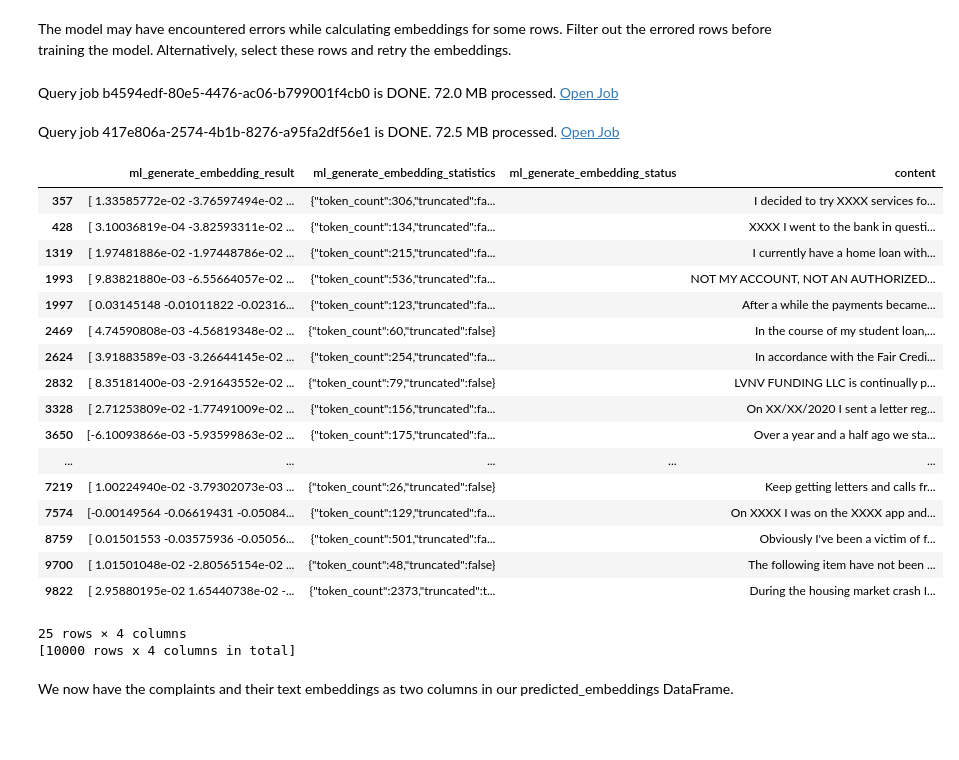
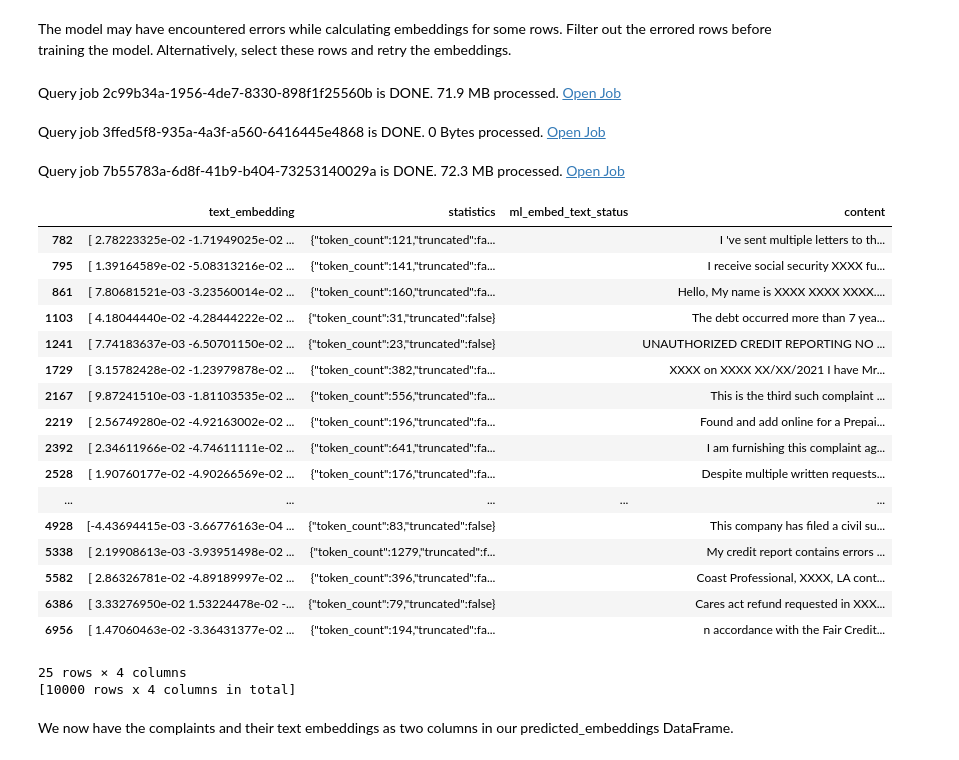
Before and after one commit to googleapis/python-bigquery-dataframes, a Jupyter notebook: notebooks/generative_ai/bq_dataframes_llm_kmeans.ipynb, the cells around one changed output. Saved outputs shown, nothing was run; the diff lists cells and outputs as text; code cells hidden in the pictures; blank space fills up the shorter version.

Commit message:
fix: rename PaLM2TextEmbeddingGenerator.predict output columns to be backward compatible

```diff
--- a/notebooks/generative_ai/bq_dataframes_llm_kmeans.ipynb
+++ b/notebooks/generative_ai/bq_dataframes_llm_kmeans.ipynb
@@ -189,33 +190,34 @@ Query job 1bad8ef3-8103-4a98-bec4-699d97673b9a is DONE. 72.0 MB processed. Open
 The model may have encountered errors while calculating embeddings for some rows. Filter out the errored rows before training the model. Alternatively, select these rows and retry the embeddings.
 # %%
 successful_rows = (
-    (predicted_embeddings["ml_generate_embedding_status"] == "")
+    (predicted_embeddings["ml_embed_text_status"] == "")
     # Series.str.len() gives the length of an array.
     # See: https://stackoverflow.com/a/41340543/101923
-    & (predicted_embeddings["ml_generate_embedding_result"].str.len() != 0)
+    & (predicted_embeddings["text_embedding"].str.len() != 0)
 )
 predicted_embeddings = predicted_embeddings[successful_rows]
 predicted_embeddings
 # %% [output]
-Query job b4594edf-80e5-4476-ac06-b799001f4cb0 is DONE. 72.0 MB processed. Open Job
+Query job 2c99b34a-1956-4de7-8330-898f1f25560b is DONE. 71.9 MB processed. Open Job
-Query job 417e806a-2574-4b1b-8276-a95fa2df56e1 is DONE. 72.5 MB processed. Open Job
+Query job 3ffed5f8-935a-4a3f-a560-6416445e4868 is DONE. 0 Bytes processed. Open Job
+Query job 7b55783a-6d8f-41b9-b404-73253140029a is DONE. 72.3 MB processed. Open Job
-|  | ml_generate_embedding_result | ml_generate_embedding_statistics | ml_generate_embedding_status | content |
-| 357 | [ 1.33585772e-02 -3.76597494e-02 ... | {"token_count":306,"truncated":fa... |  | I decided to try XXXX services fo... |
-| 428 | [ 3.10036819e-04 -3.82593311e-02 ... | {"token_count":134,"truncated":fa... |  | XXXX I went to the bank in questi... |
-| 1319 | [ 1.97481886e-02 -1.97448786e-02 ... | {"token_count":215,"truncated":fa... |  | I currently have a home loan with... |
-| 1993 | [ 9.83821880e-03 -6.55664057e-02 ... | {"token_count":536,"truncated":fa... |  | NOT MY ACCOUNT, NOT AN AUTHORIZED... |
-| 1997 | [ 0.03145148 -0.01011822 -0.02316... | {"token_count":123,"truncated":fa... |  | After a while the payments became... |
-| 2469 | [ 4.74590808e-03 -4.56819348e-02 ... | {"token_count":60,"truncated":false} |  | In the course of my student loan,... |
-| 2624 | [ 3.91883589e-03 -3.26644145e-02 ... | {"token_count":254,"truncated":fa... |  | In accordance with the Fair Credi... |
-| 2832 | [ 8.35181400e-03 -2.91643552e-02 ... | {"token_count":79,"truncated":false} |  | LVNV FUNDING LLC is continually p... |
-| 3328 | [ 2.71253809e-02 -1.77491009e-02 ... | {"token_count":156,"truncated":fa... |  | On XX/XX/2020 I sent a letter reg... |
-| 3650 | [-6.10093866e-03 -5.93599863e-02 ... | {"token_count":175,"truncated":fa... |  | Over a year and a half ago we sta... |
+|  | text_embedding | statistics | ml_embed_text_status | content |
+| 782 | [ 2.78223325e-02 -1.71949025e-02 ... | {"token_count":121,"truncated":fa... |  | I 've sent multiple letters to th... |
+| 795 | [ 1.39164589e-02 -5.08313216e-02 ... | {"token_count":141,"truncated":fa... |  | I receive social security XXXX fu... |
+| 861 | [ 7.80681521e-03 -3.23560014e-02 ... | {"token_count":160,"truncated":fa... |  | Hello, My name is XXXX XXXX XXXX.... |
+| 1103 | [ 4.18044440e-02 -4.28444222e-02 ... | {"token_count":31,"truncated":false} |  | The debt occurred more than 7 yea... |
+| 1241 | [ 7.74183637e-03 -6.50701150e-02 ... | {"token_count":23,"truncated":false} |  | UNAUTHORIZED CREDIT REPORTING NO ... |
+| 1729 | [ 3.15782428e-02 -1.23979878e-02 ... | {"token_count":382,"truncated":fa... |  | XXXX on XXXX XX/XX/2021 I have Mr... |
+| 2167 | [ 9.87241510e-03 -1.81103535e-02 ... | {"token_count":556,"truncated":fa... |  | This is the third such complaint ... |
+| 2219 | [ 2.56749280e-02 -4.92163002e-02 ... | {"token_count":196,"truncated":fa... |  | Found and add online for a Prepai... |
+| 2392 | [ 2.34611966e-02 -4.74611111e-02 ... | {"token_count":641,"truncated":fa... |  | I am furnishing this complaint ag... |
+| 2528 | [ 1.90760177e-02 -4.90266569e-02 ... | {"token_count":176,"truncated":fa... |  | Despite multiple written requests... |
 | ... | ... | ... | ... | ... |
-| 7219 | [ 1.00224940e-02 -3.79302073e-03 ... | {"token_count":26,"truncated":false} |  | Keep getting letters and calls fr... |
-| 7574 | [-0.00149564 -0.06619431 -0.05084... | {"token_count":129,"truncated":fa... |  | On XXXX I was on the XXXX app and... |
-| 8759 | [ 0.01501553 -0.03575936 -0.05056... | {"token_count":501,"truncated":fa... |  | Obviously I've been a victim of f... |
-| 9700 | [ 1.01501048e-02 -2.80565154e-02 ... | {"token_count":48,"truncated":false} |  | The following item have not been ... |
-| 9822 | [ 2.95880195e-02 1.65440738e-02 -... | {"token_count":2373,"truncated":t... |  | During the housing market crash I... |
+| 4928 | [-4.43694415e-03 -3.66776163e-04 ... | {"token_count":83,"truncated":false} |  | This company has filed a civil su... |
+| 5338 | [ 2.19908613e-03 -3.93951498e-02 ... | {"token_count":1279,"truncated":f... |  | My credit report contains errors ... |
+| 5582 | [ 2.86326781e-02 -4.89189997e-02 ... | {"token_count":396,"truncated":fa... |  | Coast Professional, XXXX, LA cont... |
+| 6386 | [ 3.33276950e-02 1.53224478e-02 -... | {"token_count":79,"truncated":false} |  | Cares act refund requested in XXX... |
+| 6956 | [ 1.47060463e-02 -3.36431377e-02 ... | {"token_count":194,"truncated":fa... |  | n accordance with the Fair Credit... |
 25 rows × 4 columns
 [10000 rows x 4 columns in total]
 # %% [markdown]
```
Also changed, not shown: parts of 9 cells of this notebook, 2 other files.
